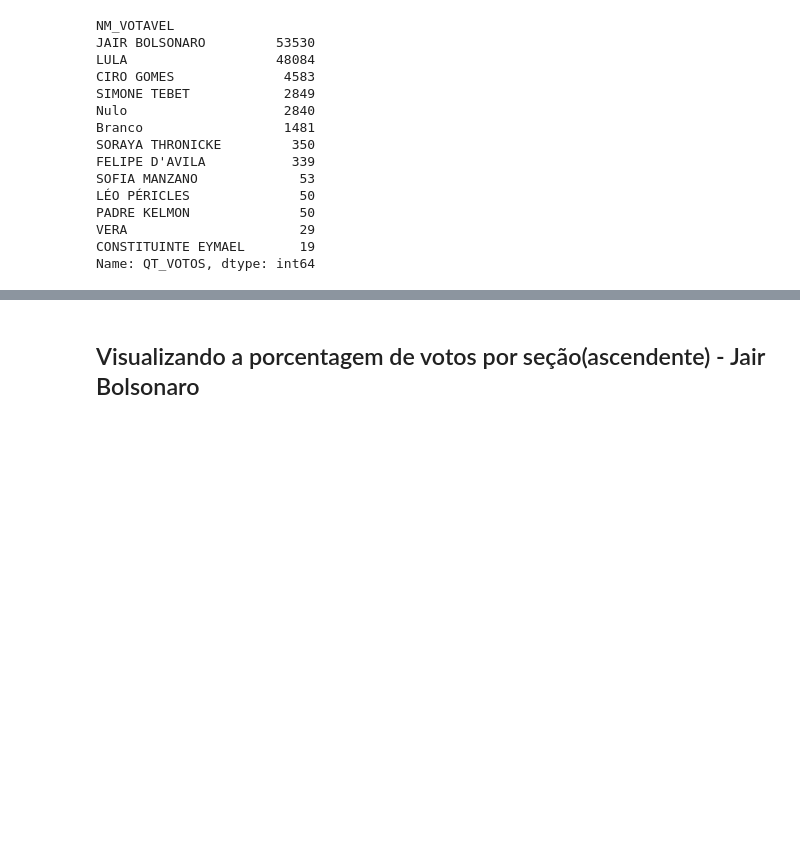
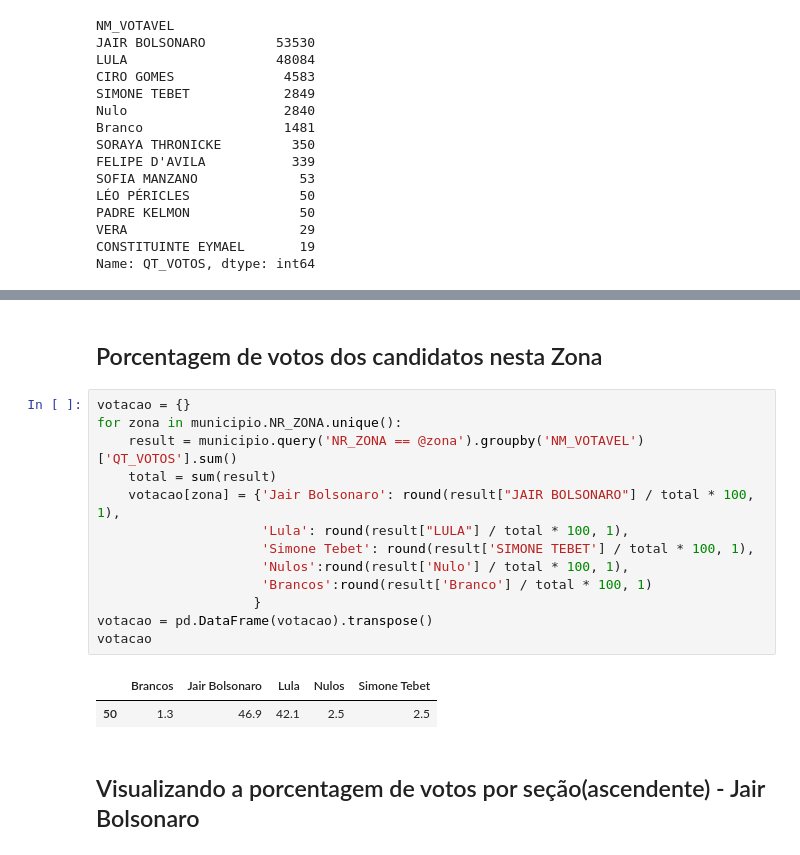
Before and after one commit to AndressaLF/analise-de-dados-eleitorais-Parnamirim, a Jupyter notebook: eleicoes_parnamirim_p2.ipynb, the cells around one changed output, grey strips where cells are left out. Saved outputs shown, nothing was run; the diff lists cells and outputs as text; blank space fills up the shorter version.

Commit message:
adicionando valores por zona

```diff
--- a/eleicoes_parnamirim_p2.ipynb
+++ b/eleicoes_parnamirim_p2.ipynb
@@ -156,3 +152,21 @@ votacao
+# %% [markdown]
+## Porcentagem de votos dos candidatos nesta Zona
+# %%
+votacao = {}
+for zona in municipio.NR_ZONA.unique():
+    result = municipio.query('NR_ZONA == @zona').groupby('NM_VOTAVEL')['QT_VOTOS'].sum()
+    total = sum(result)
+    votacao[zona] = {'Jair Bolsonaro': round(result["JAIR BOLSONARO"] / total * 100, 1),
+                     'Lula': round(result["LULA"] / total * 100, 1),
+                     'Simone Tebet': round(result['SIMONE TEBET'] / total * 100, 1),
+                     'Nulos':round(result['Nulo'] / total * 100, 1),
+                     'Brancos':round(result['Branco'] / total * 100, 1)
+                    }
+votacao = pd.DataFrame(votacao).transpose()
+votacao
+# %% [output]
+|  | Brancos | Jair Bolsonaro | Lula | Nulos | Simone Tebet |
+| 50 | 1.3 | 46.9 | 42.1 | 2.5 | 2.5 |
 # %% [markdown]
 ## Visualizando a porcentagem de votos por seção(ascendente) - Jair Bolsonaro
 # %%
```
Also changed, not shown: parts of 8 cells of this notebook, 1 other file.
